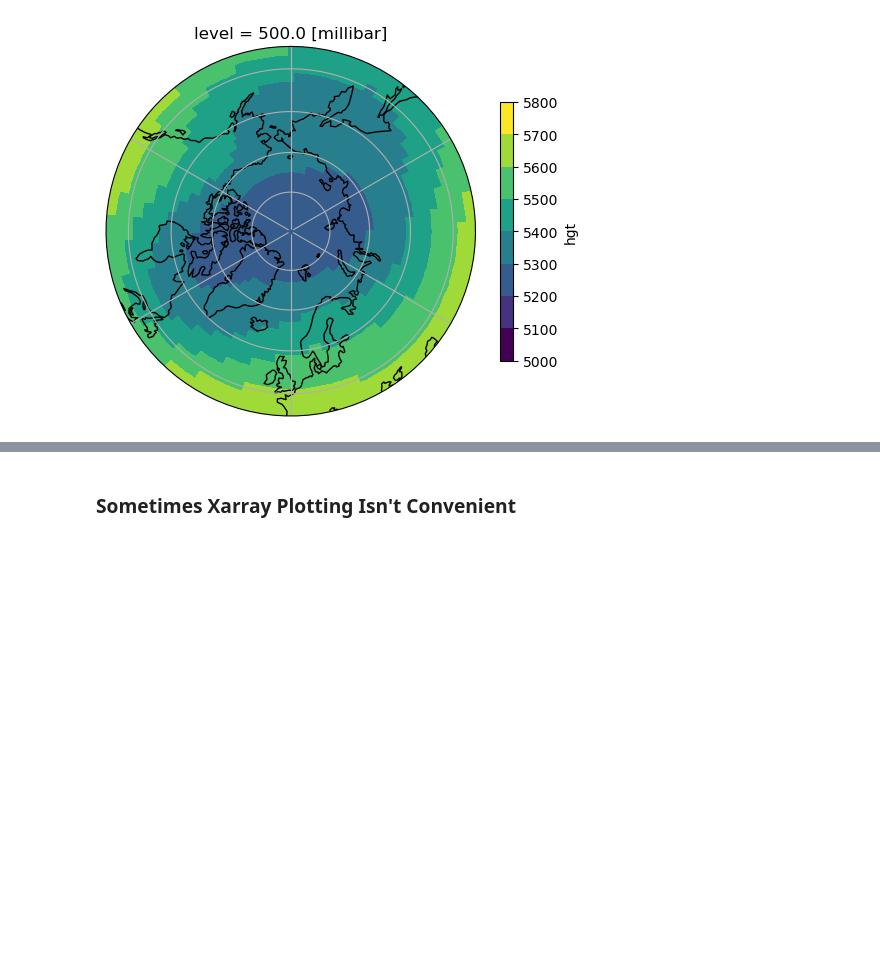
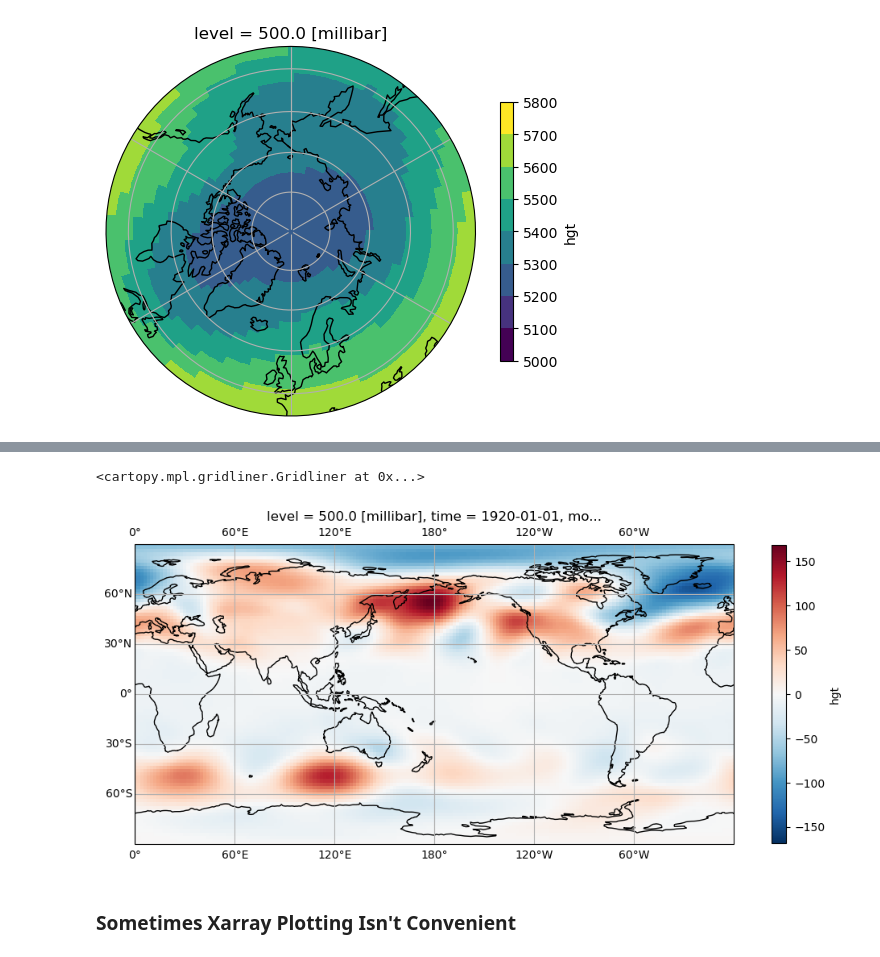
Before and after one commit to kylemcevoy/example_notebooks, a Jupyter notebook: plotting_gallery.ipynb, the cells around one changed output, grey strips where cells are left out. Cells and saved outputs as stored; diff of their text form; code cells hidden in the pictures; blank space fills up the shorter version.

```diff
--- a/plotting_gallery.ipynb
+++ b/plotting_gallery.ipynb
@@ -169,3 +198,17 @@ ax.gridlines();
+# %%
+cmap_plot3 = (hgt500_anoms.sel(time='1920-01-01').
+             plot(figsize=(12, 8),
+                  cmap='RdBu_r',
+                  transform=ccrs.PlateCarree(),
+                  subplot_kws={'projection': ccrs.PlateCarree(central_longitude=180)},
+                  cbar_kwargs={'shrink': 0.6}))
+
+cmap_plot3.axes.coastlines()
+# add gridlines with labels
+cmap_plot3.axes.gridlines(draw_labels=True)
+# %% [output]
+<cartopy.mpl.gridliner.Gridliner at 0x...>
+[figure, added]
 # %% [markdown]
 ### Sometimes Xarray Plotting Isn't Convenient
 # %%
```
Also changed, not shown: parts of 12 cells of this notebook.
